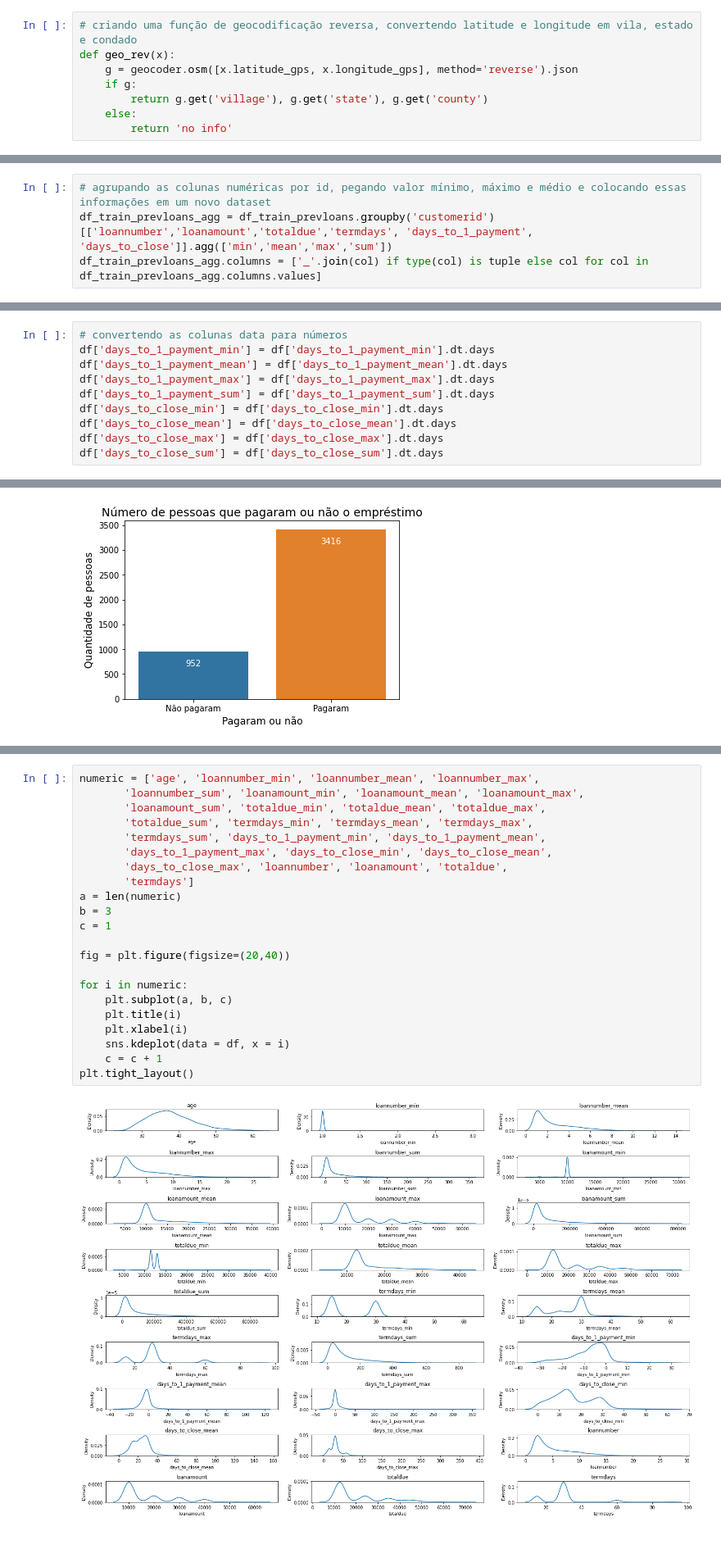
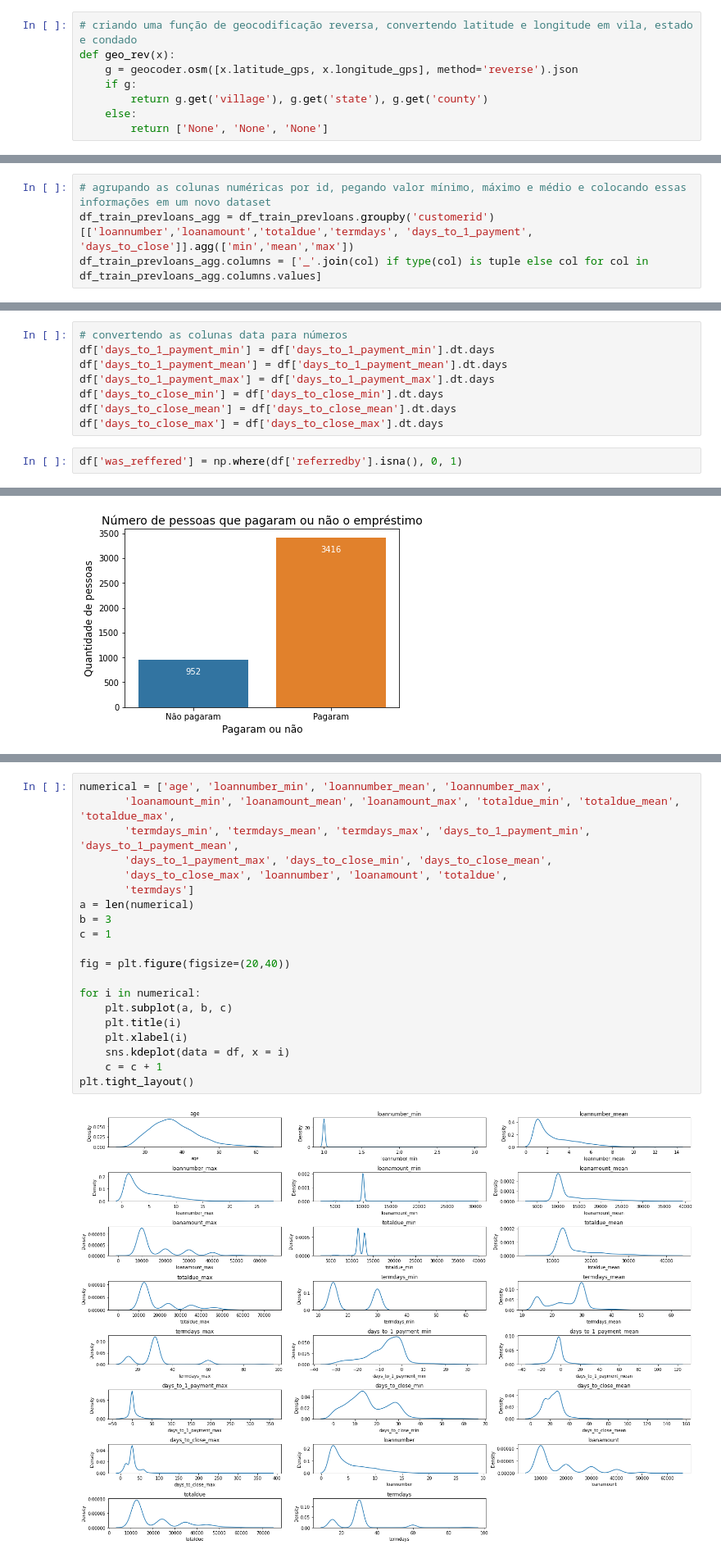
Before and after one commit to xandeea/Loan-Default-Prediction-Nigeria, a Jupyter notebook: Loan_Default_Prediction.ipynb, the cells around one changed output, grey strips where cells are left out. Shown: that part at 82% size. Cells and saved outputs as stored; diff of their text form.

```diff
--- a/Loan_Default_Prediction.ipynb
+++ b/Loan_Default_Prediction.ipynb
@@ -68,7 +68,7 @@ def geo_rev(x):
     if g:
         return g.get('village'), g.get('state'), g.get('county')
     else:
-        return 'no info'
+        return ['None', 'None', 'None']
 # %%
 # aplicando a função para cada linha do dataset e criando uma nova coluna endereço
 df_train_demo['address'] = df_train_demo[['latitude_gps', 'longitude_gps']].apply(geo_rev, axis=1)
@@ -156,7 +156,7 @@ df_train_prevloans['days_to_close'] = df_train_prevloans['closeddate'] - df_trai
 df_train_prevloans = df_train_prevloans.drop(['approveddate','creationdate','closeddate','firstduedate', 'firstrepaiddate'], axis=1)
 # %%
 # agrupando as colunas numéricas por id, pegando valor mínimo, máximo e médio e colocando essas informações em um novo dataset
-df_train_prevloans_agg = df_train_prevloans.groupby('customerid')[['loannumber','loanamount','totaldue','termdays', 'days_to_1_payment', 'days_to_close']].agg(['min','mean','max','sum'])
+df_train_prevloans_agg = df_train_prevloans.groupby('customerid')[['loannumber','loanamount','totaldue','termdays', 'days_to_1_payment', 'days_to_close']].agg(['min','mean','max'])
 df_train_prevloans_agg.columns = ['_'.join(col) if type(col) is tuple else col for col in df_train_prevloans_agg.columns.values]
 # %%
 # visualizando o novo dataset criado
@@ -200,11 +189,11 @@ df.head()
 df['days_to_1_payment_min'] = df['days_to_1_payment_min'].dt.days
 df['days_to_1_payment_mean'] = df['days_to_1_payment_mean'].dt.days
 df['days_to_1_payment_max'] = df['days_to_1_payment_max'].dt.days
-df['days_to_1_payment_sum'] = df['days_to_1_payment_sum'].dt.days
 df['days_to_close_min'] = df['days_to_close_min'].dt.days
 df['days_to_close_mean'] = df['days_to_close_mean'].dt.days
 df['days_to_close_max'] = df['days_to_close_max'].dt.days
-df['days_to_close_sum'] = df['days_to_close_sum'].dt.days
+# %%
+df['was_reffered'] = np.where(df['referredby'].isna(), 0, 1)
 # %%
 # removendo as colunas que não serão usadas no modelo
 df = df.drop(['customerid','systemloanid','approveddate','creationdate', 'referredby'], axis=1)
@@ -254,29 +243,27 @@ plt.tight_layout()
 # %% [output]
 [figure]
 # %%
-numeric = ['age', 'loannumber_min', 'loannumber_mean', 'loannumber_max',
-       'loannumber_sum', 'loanamount_min', 'loanamount_mean', 'loanamount_max',
-       'loanamount_sum', 'totaldue_min', 'totaldue_mean', 'totaldue_max',
-       'totaldue_sum', 'termdays_min', 'termdays_mean', 'termdays_max',
-       'termdays_sum', 'days_to_1_payment_min', 'days_to_1_payment_mean',
+numerical = ['age', 'loannumber_min', 'loannumber_mean', 'loannumber_max',
+       'loanamount_min', 'loanamount_mean', 'loanamount_max', 'totaldue_min', 'totaldue_mean', 'totaldue_max',
+       'termdays_min', 'termdays_mean', 'termdays_max', 'days_to_1_payment_min', 'days_to_1_payment_mean',
        'days_to_1_payment_max', 'days_to_close_min', 'days_to_close_mean',
        'days_to_close_max', 'loannumber', 'loanamount', 'totaldue',
        'termdays']
-a = len(numeric)
+a = len(numerical)
 b = 3
 c = 1
 
 fig = plt.figure(figsize=(20,40))
 
-for i in numeric:
+for i in numerical:
     plt.subplot(a, b, c)
     plt.title(i)
     plt.xlabel(i)
     sns.kdeplot(data = df, x = i)
     c = c + 1
 plt.tight_layout()
 # %% [output]
-[figure, old version]
+[figure, new version]
 # %%
 fig = plt.figure(figsize=(20,10))
 sns.heatmap(df.corr(),
```
Also changed, not shown: parts of 13 cells of this notebook.
